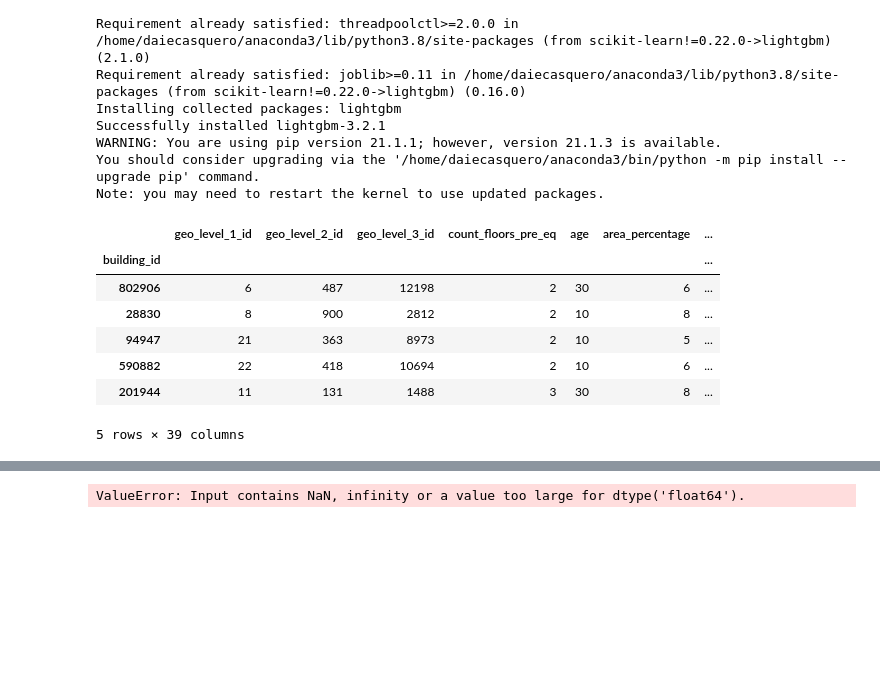
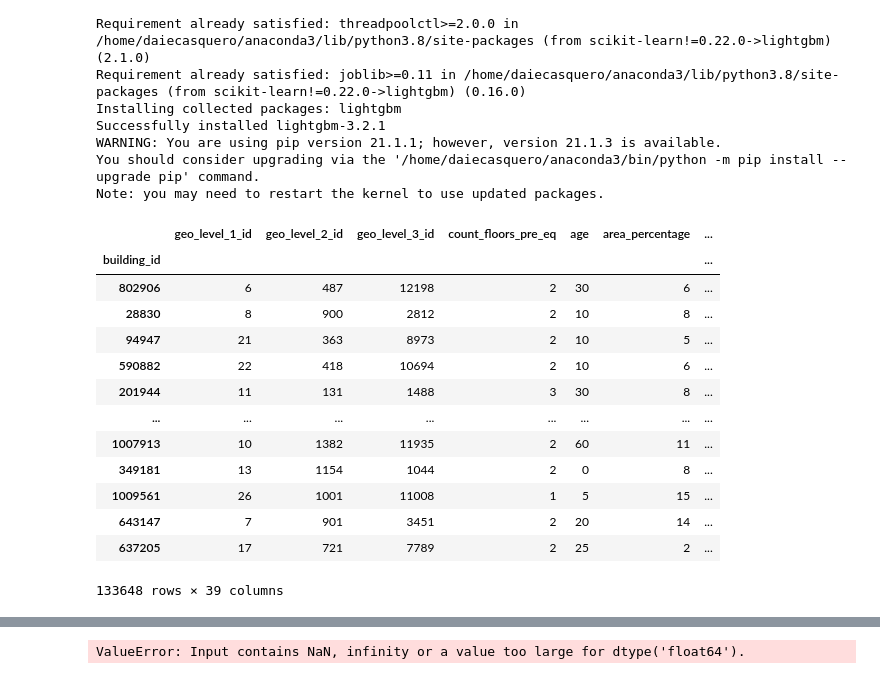
Before and after one commit to FranciscoGauna/TP-Datos-2021, a Jupyter notebook: Bayesian Ridge & LightGBM.ipynb, the cells around one changed output, grey strips where cells are left out. Drawn from its saved outputs; the diff is of its cells as text; code cells hidden in the pictures; blank space fills up the shorter version.

```diff
--- a/Bayesian Ridge & LightGBM.ipynb
+++ b/Bayesian Ridge & LightGBM.ipynb
@@ -110,17 +110,23 @@ train_values = pd.read_csv('training_train_values.csv',low_memory=False, dtype=
 
 pd.options.display.float_format = '{:20,.2f}'.format
 # %%
-train = train_values.join(train_labels)
-train.head()
+train = train_values.merge(train_labels, on='building_id')
+train
 # %% [output]
 |  | geo_level_1_id | geo_level_2_id | geo_level_3_id | count_floors_pre_eq | age | area_percentage | ... |
 | building_id |  |  |  |  |  |  | ... |
 | 802906 | 6 | 487 | 12198 | 2 | 30 | 6 | ... |
 | 28830 | 8 | 900 | 2812 | 2 | 10 | 8 | ... |
 | 94947 | 21 | 363 | 8973 | 2 | 10 | 5 | ... |
 | 590882 | 22 | 418 | 10694 | 2 | 10 | 6 | ... |
 | 201944 | 11 | 131 | 1488 | 3 | 30 | 8 | ... |
+| ... | ... | ... | ... | ... | ... | ... | ... |
+| 1007913 | 10 | 1382 | 11935 | 2 | 60 | 11 | ... |
+| 349181 | 13 | 1154 | 1044 | 2 | 0 | 8 | ... |
+| 1009561 | 26 | 1001 | 11008 | 1 | 5 | 15 | ... |
+| 643147 | 7 | 901 | 3451 | 2 | 20 | 14 | ... |
+| 637205 | 17 | 721 | 7789 | 2 | 25 | 2 | ... |
-5 rows × 39 columns
+133648 rows × 39 columns
 # %%
 train = train.drop('geo_level_1_id', axis=1)
 train = train.drop('geo_level_2_id', axis=1)
```
Also changed, not shown: parts of 14 cells of this notebook.
